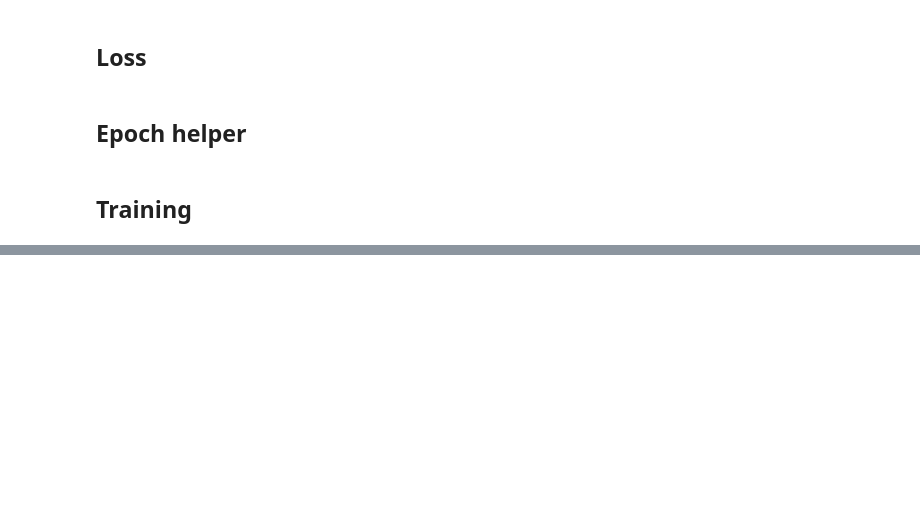
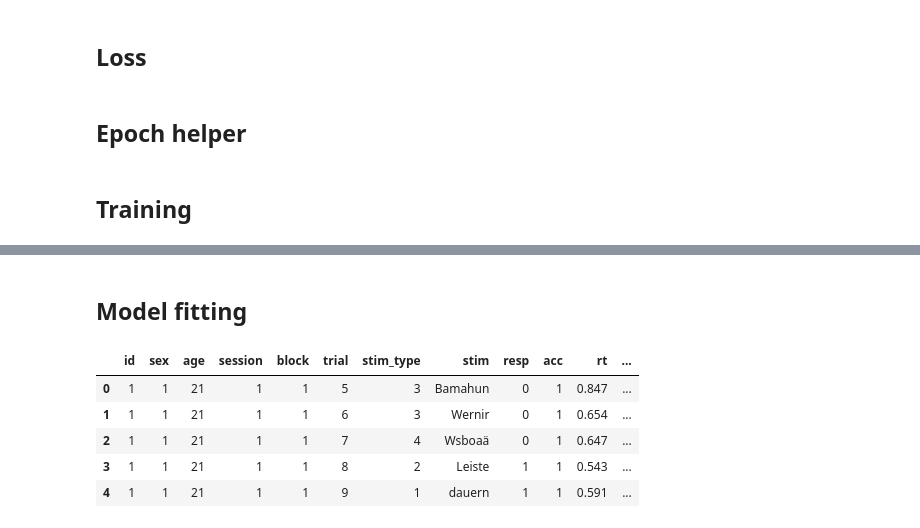
Before and after one commit to LuSchumacher/dynamic_models, a Jupyter notebook: src/model_comp/trial-by-trial-var_model_comp.ipynb, the cells around one changed output, grey strips where cells are left out. Drawn from its saved outputs; the diff is of its cells as text; code cells hidden in the pictures; blank space fills up the shorter version.

```diff
--- a/src/model_comp/trial-by-trial-var_model_comp.ipynb
+++ b/src/model_comp/trial-by-trial-var_model_comp.ipynb
@@ -128,0 +154,13 @@ for ep in range(1, EPOCHS+1):
+# %% [markdown]
+## Model fitting
+# %%
+data = pd.read_csv('../../data/data_lexical_decision.csv', sep=',', header=0)
+# %%
+data.head()
+# %% [output]
+|  | id | sex | age | session | block | trial | stim_type | stim | resp | acc | rt | ... |
+| 0 | 1 | 1 | 21 | 1 | 1 | 5 | 3 | Bamahun | 0 | 1 | 0.847 | ... |
+| 1 | 1 | 1 | 21 | 1 | 1 | 6 | 3 | Wernir | 0 | 1 | 0.654 | ... |
+| 2 | 1 | 1 | 21 | 1 | 1 | 7 | 4 | Wsboaä | 0 | 1 | 0.647 | ... |
+| 3 | 1 | 1 | 21 | 1 | 1 | 8 | 2 | Leiste | 1 | 1 | 0.543 | ... |
+| 4 | 1 | 1 | 21 | 1 | 1 | 9 | 1 | dauern | 1 | 1 | 0.591 | ... |
```
Also changed, not shown: parts of 7 cells of this notebook.
